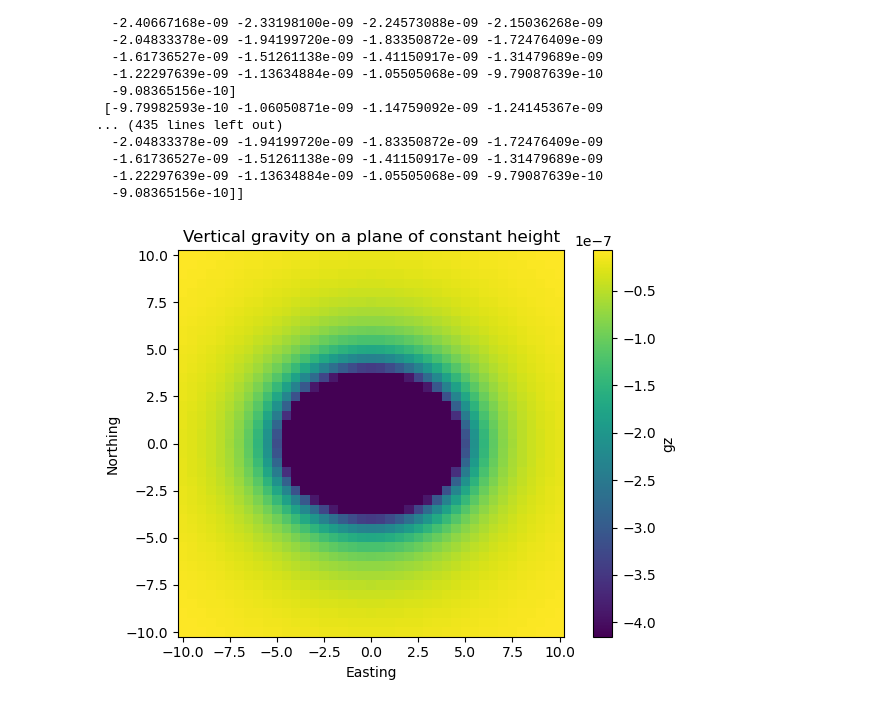
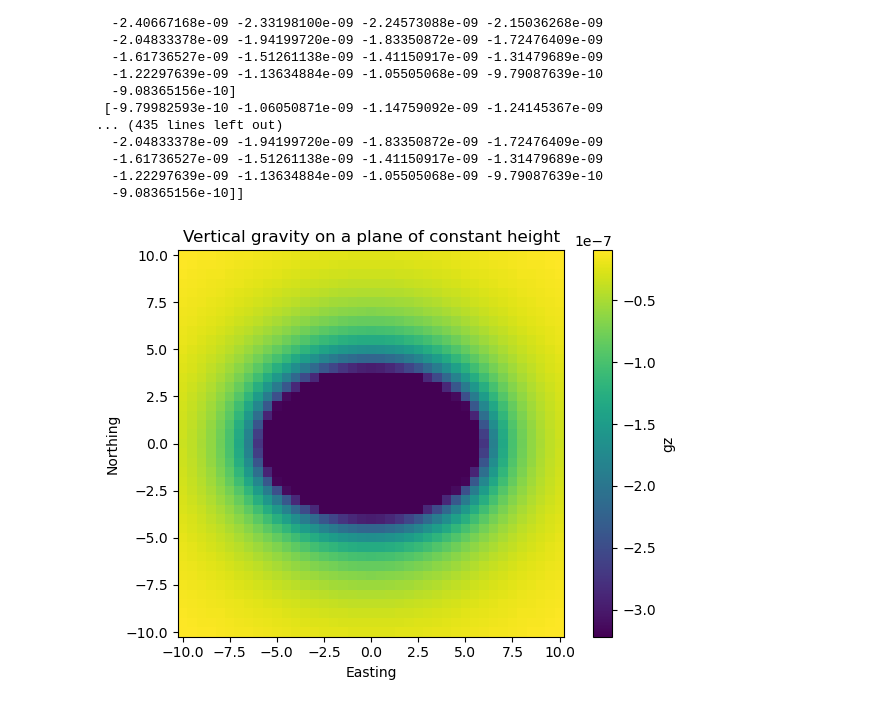
Before and after one commit to ubcgif/2025-baker-ellipsoids, a Jupyter notebook: notebooks/check_functions.ipynb, the cells around one changed output. Drawn from its saved outputs; the diff is of its cells as text; code cells hidden in the pictures.

Commit message:
Bug fix to the plot_colormap function, changes to the internal field calc

```diff
--- a/notebooks/check_functions.ipynb
+++ b/notebooks/check_functions.ipynb
@@ -78,6 +78,6 @@ print(zresults)
   -1.22297639e-09 -1.13634884e-09 -1.05505068e-09 -9.79087639e-10
   -9.08365156e-10]]
 # %%
-plot_colourmap_gz(func=calculate_delta_gs_triaxial, spacing=0.5, region=(-10, 10, -10, 10), extra_coords=1, a=5, b=4, c=3, density=1000)
+plot_colourmap_gz(func=calculate_delta_gs_prolate, spacing=0.5, region=(-10, 10, -10, 10), extra_coords=1, a=6, b=4, c=4, density=1000)
 # %% [output]
-[figure, old version]
+[figure, new version]
```
Also changed, not shown: parts of 1 cell of this notebook, 2 other files.
